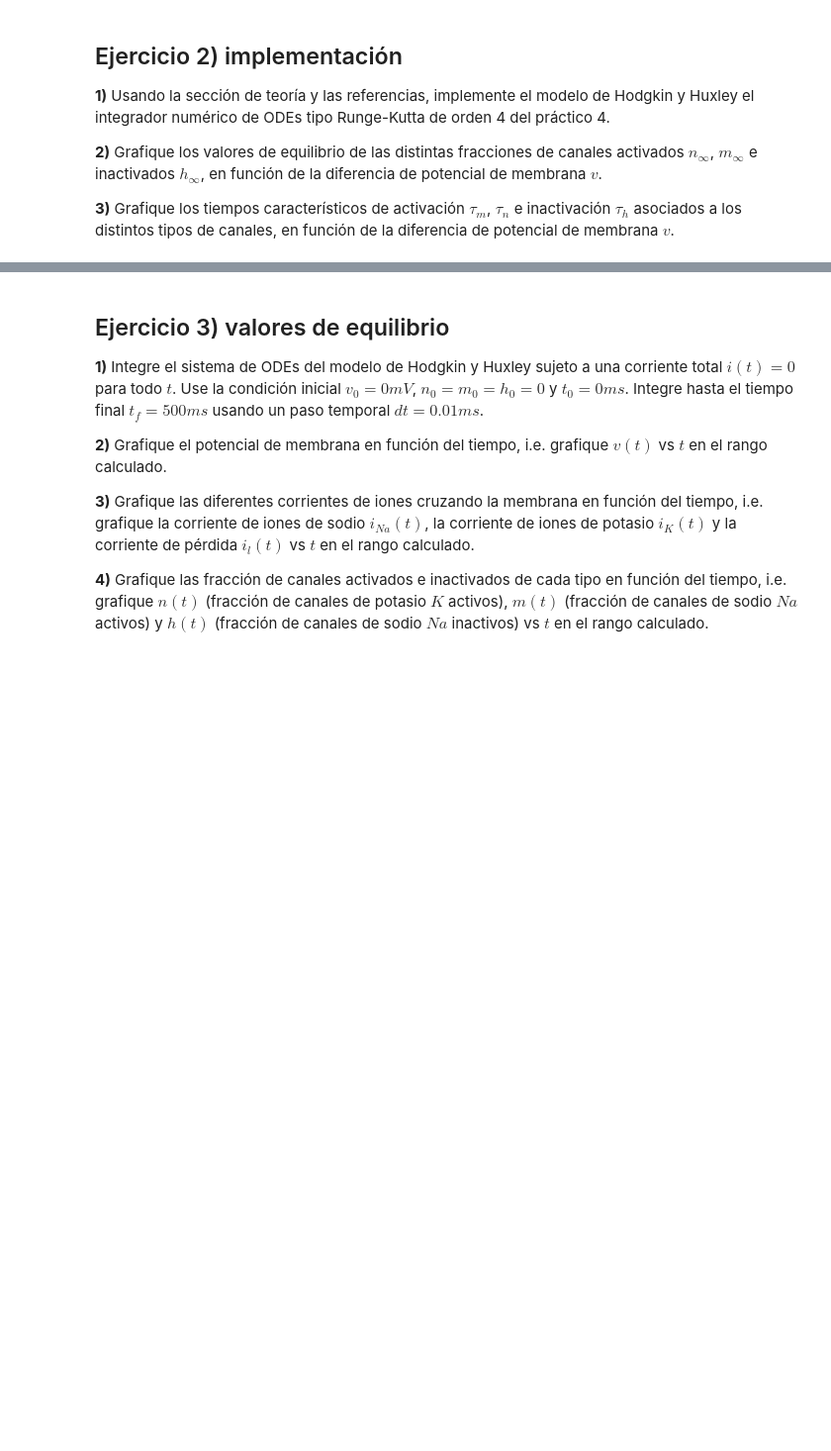
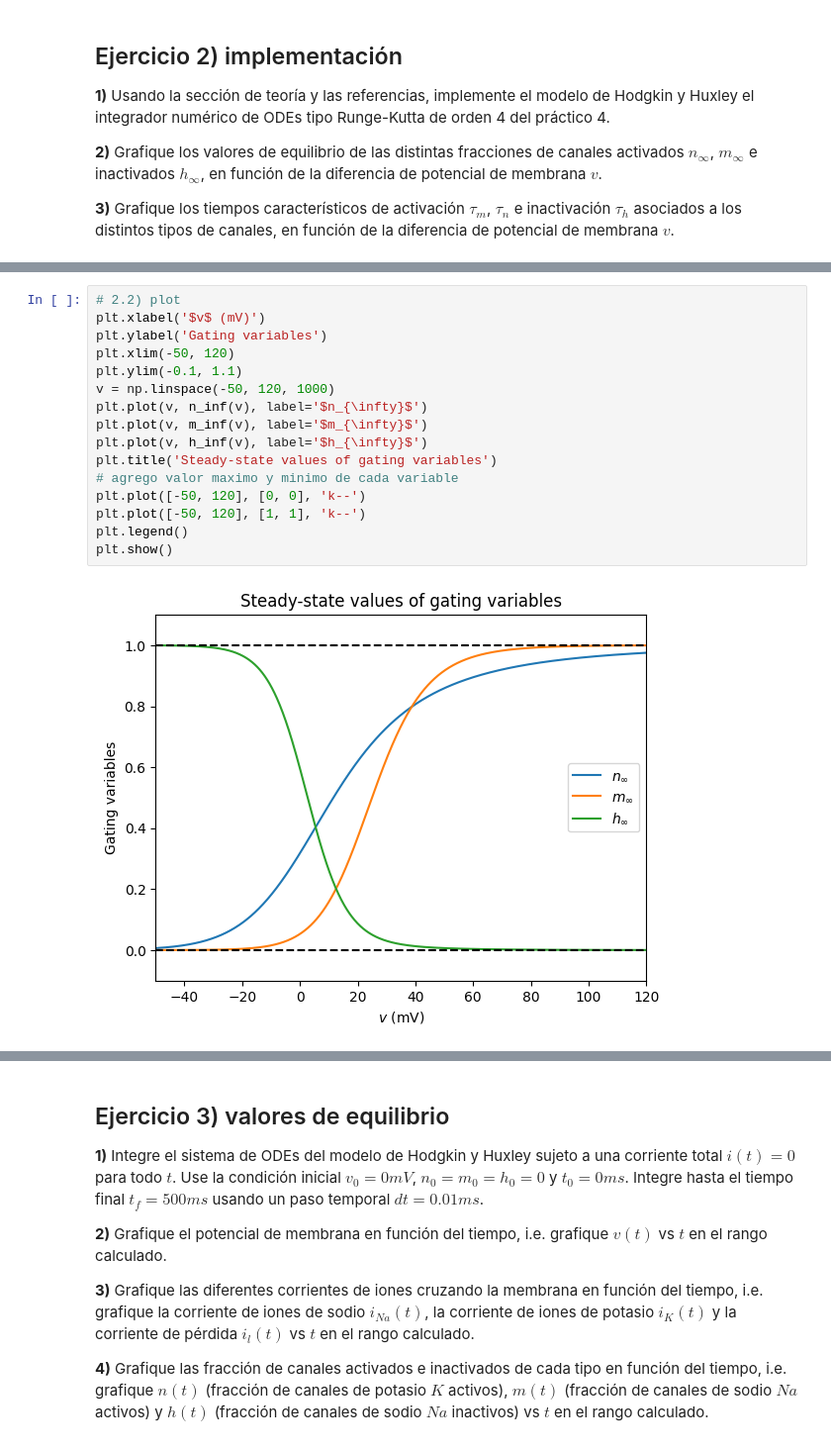
Before and after one commit to kevmansilla/redes-neuronales-trabajos, a Jupyter notebook: redes-neuronales-2024-guia-8.ipynb, the cells around one changed output, grey strips where cells are left out. Shown at 99% size. Drawn from its saved outputs; the diff is of its cells as text; blank space fills up the shorter version.

```diff
--- a/redes-neuronales-2024-guia-8.ipynb
+++ b/redes-neuronales-2024-guia-8.ipynb
@@ -300,0 +411,18 @@ Aclaración, los valores de los potenciales de Nernst se toman en referencia al
+# %%
+# 2.2) plot
+plt.xlabel('$v$ (mV)')
+plt.ylabel('Gating variables')
+plt.xlim(-50, 120)
+plt.ylim(-0.1, 1.1)
+v = np.linspace(-50, 120, 1000)
+plt.plot(v, n_inf(v), label='$n_{\infty}$')
+plt.plot(v, m_inf(v), label='$m_{\infty}$')
+plt.plot(v, h_inf(v), label='$h_{\infty}$')
+plt.title('Steady-state values of gating variables')
+# agrego valor maximo y minimo de cada variable
+plt.plot([-50, 120], [0, 0], 'k--')
+plt.plot([-50, 120], [1, 1], 'k--')
+plt.legend()
+plt.show()
+# %% [output]
+[figure, added]
```
Also changed, not shown: parts of 4 cells of this notebook.
